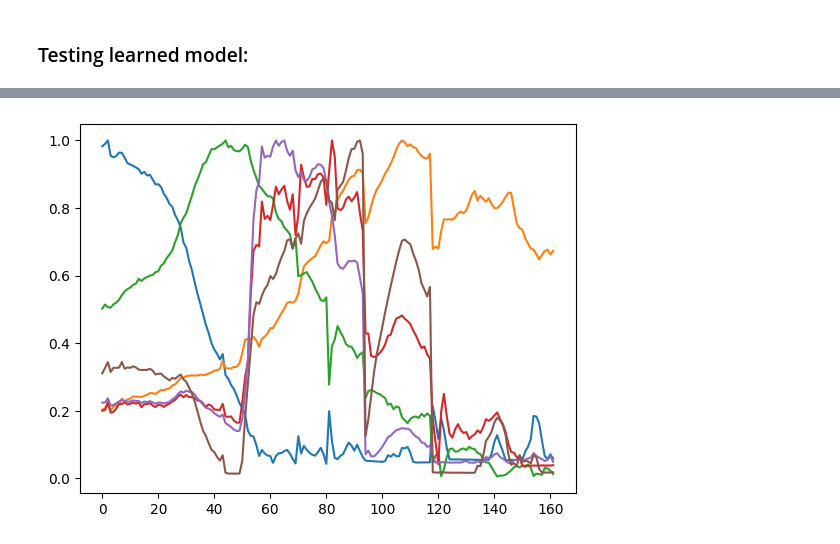
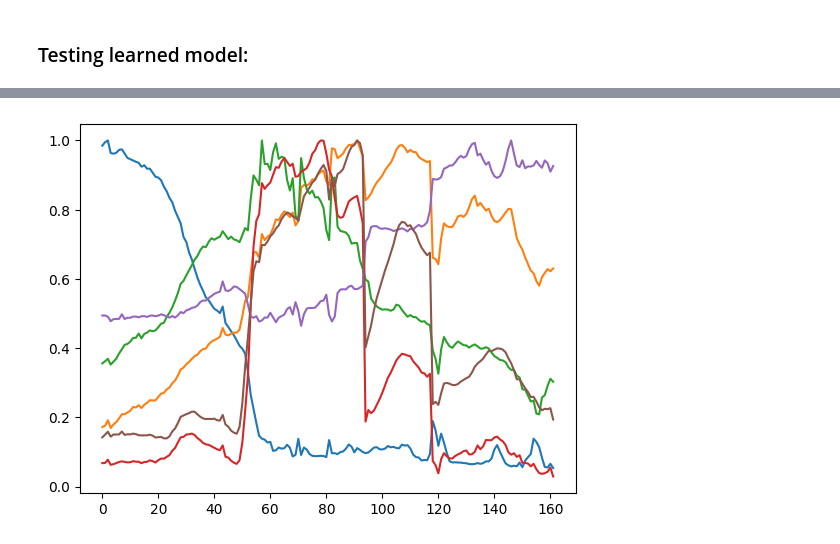
Before and after one commit to edabier/SS-HSU_benchmark, a Jupyter notebook: global_test.ipynb, the cells around one changed output, grey strips where cells are left out. Cells and saved outputs as stored; diff of their text form; code cells hidden in the pictures.

```diff
--- a/global_test.ipynb
+++ b/global_test.ipynb
@@ -63,7 +61,7 @@ sum(p.numel() for p in cnnlinear.parameters() if p.requires_grad)
 # %% [markdown]
 ### CNNAEU ✅
 # %%
-Y_init = next(iter(full_loader))[0][0]
+Y_init, e_gt, a_gt = next(iter(full_loader))[0][0], next(iter(full_loader))[1][0], next(iter(full_loader))[2][0]
 # %%
 cnnaeu = models.CNNAEU(B=B, c =c)
 cnnaeu = models.init_decoder_weights(cnnaeu, Y_init, c, 11)
@@ -99,7 +97,7 @@ sum(p.numel() for p in ralmu_full.parameters() if p.requires_grad)
 # %% [markdown]
 ## SSL methods
 # %%
-model = transformer_patched
+model = cnnaeu
 epochs = 100
 lr = 1e-2
 # %% [markdown]
@@ -156,9 +142,10 @@ torch.Size([162, 94249])
 # %%
-model.load_state_dict(torch.load("models/Transformer_AE_RE_lr_0.01_epoch_90.pt")["model_state_dict"], strict=False)
+model.load_state_dict(torch.load("models/CNNAEU_RE_lr_0.01_epoch_90.pt")["model_state_dict"], strict=False)
 
-Y = torch.tensor(data["Y"])
-Y = Y.to(torch.float32)[:, :patch_size**2]
-
+# Y = torch.tensor(data["Y"])
+# Y = Y.to(torch.float32)[:, :patch_size**2]
+Y_init, e_gt, a_gt = next(iter(full_loader))[0][0], next(iter(full_loader))[1][0], next(iter(full_loader))[2][0]
+Y = Y_init
 
 e_hat, a_hat, y_hat = model.forward(Y)
 e_hat = extractor.normalize_endmembers(e_hat)
@@ -166,6 +153,14 @@ e_hat = extractor.normalize_endmembers(e_hat)
 if e_hat.dim() == 3:
     e_hat = e_hat.squeeze(0)
 
+a_hat = a_hat.reshape(a_hat.shape[1], int(a_hat.shape[2]**0.5), int(a_hat.shape[2]**0.5))
+a_gt = a_gt.reshape(a_gt.shape[0], int(a_gt.shape[1]**0.5), int(a_gt.shape[1]**0.5))
+
+# e_hat = e_hat.T
+# e_gt = e_gt.T
+
+utils.compute_metrics_and_plot(e_hat, e_gt, a_hat, a_gt)
+
 # model = cnnaeu
 # re, sad = utils.test_model(model, full_loader)
 # print(re, sad)
@@ -179,0 +173,22 @@ plt.imshow(a_hat.reshape(a_hat.shape[1], int(a_hat.shape[2]**0.5), int(a_hat.sha
+# %%
+"""
+Display extracted abundance matrix
+"""
+tensor, tensor_gt = a_hat, a_gt
+fig, axes = plt.subplots(tensor.shape[0], 2, figsize=(5, 10))
+
+axes[0, 0].set_title("A_pred jasper", fontsize=12)
+axes[0, 1].set_title("A_GT jasper", fontsize=12)
+
+# Plot tensor images
+for i in range(tensor.shape[0]):
+    axes[i, 0].imshow(tensor[i].detach().cpu())
+    axes[i, 0].axis('off')
+
+    axes[i, 1].imshow(tensor_gt[i].detach().cpu())
+    axes[i, 1].axis('off')
+
+# Adjust layout to reduce white space
+plt.subplots_adjust(wspace=0.05, hspace=0.1)
+plt.tight_layout()
+plt.show()
@@ -180,9 +301,9 @@ plt.imshow(a_hat.reshape(a_hat.shape[1], int(a_hat.shape[2]**0.5), int(a_hat.sha
 # %%
 """
 Display extracted endmembers
 """
 for i in range(c):
-    plt.plot(e_hat[:,i].detach())
+    plt.plot(E_hat[:,i].cpu().detach())
 plt.show()
 # %% [output]
-[figure, old version]
+[figure, new version]
```
Also changed, not shown: parts of 12 cells of this notebook, 2 other files.
